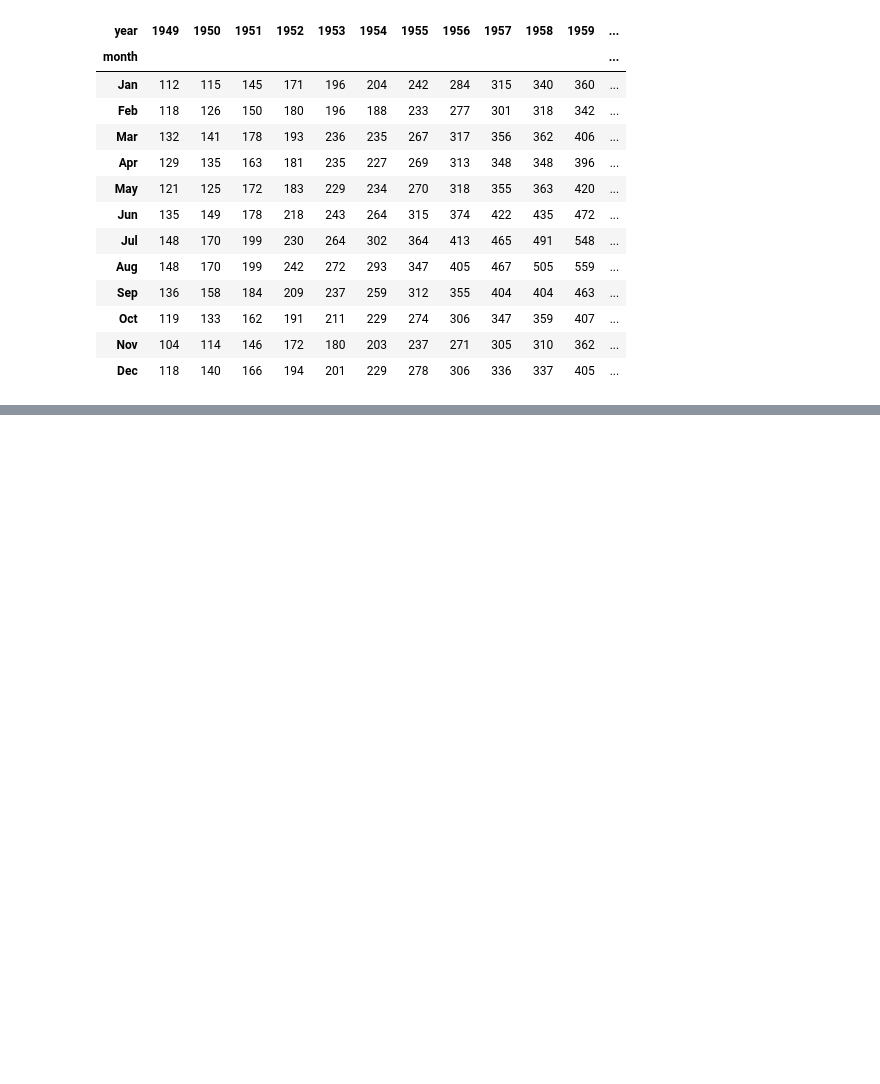
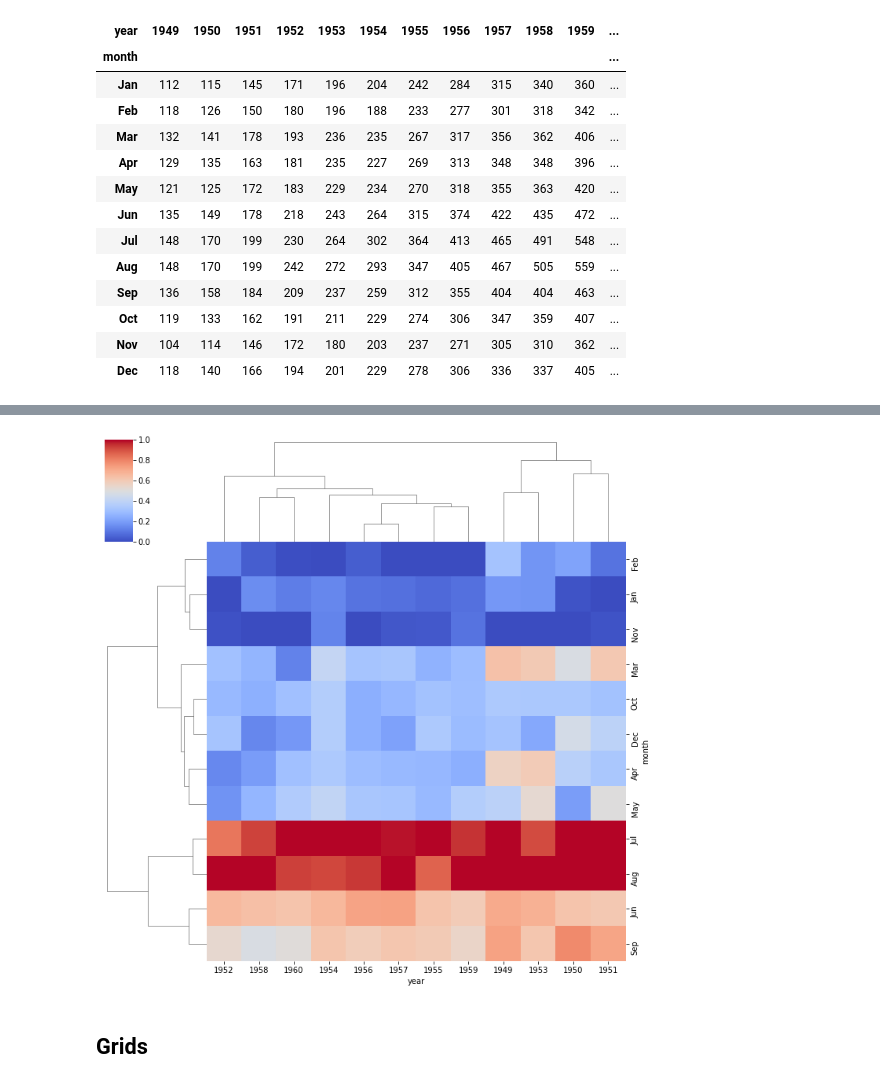
Before and after one commit to HunterKane/Python---Skill-Understanding-Projects, a Jupyter notebook: Seaborn Projects.ipynb, the cells around one changed output, grey strips where cells are left out. Saved outputs shown, nothing was run; the diff lists cells and outputs as text; code cells hidden in the pictures; blank space fills up the shorter version.

```diff
--- a/Seaborn Projects.ipynb
+++ b/Seaborn Projects.ipynb
@@ -168,0 +175,6 @@ flights.pivot_table(index='month', columns='year', values='passengers')
+# %%
+sns.clustermap(fp, cmap='coolwarm', standard_scale=1);
+# %% [output]
+[figure, added]
+# %% [markdown]
+## Grids
```
Also changed, not shown: parts of 12 cells of this notebook.
